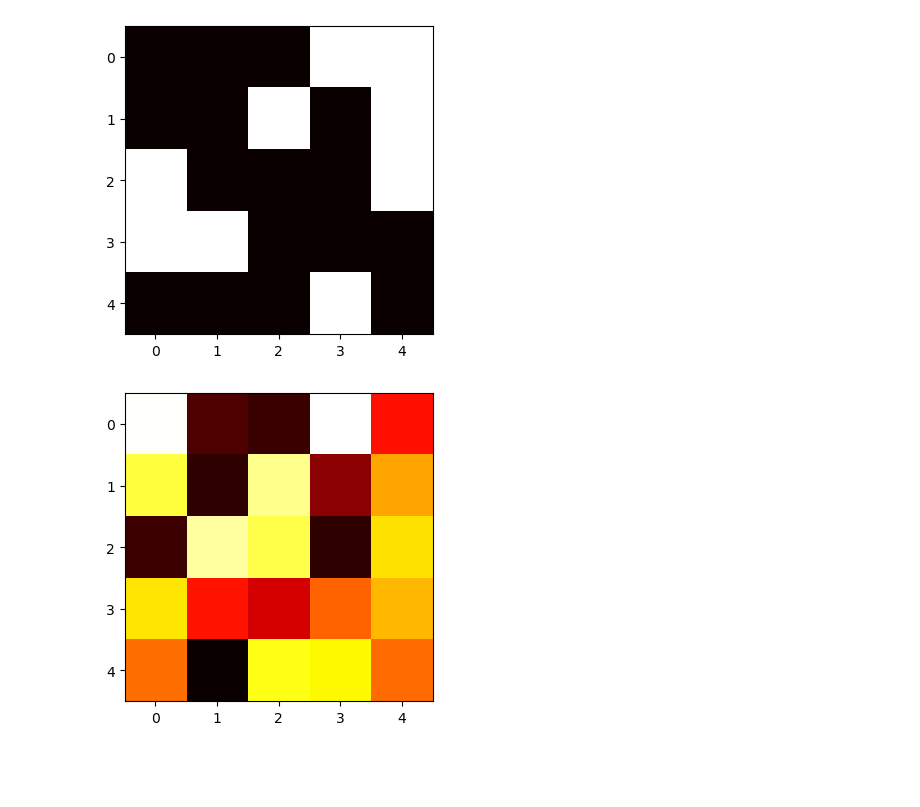
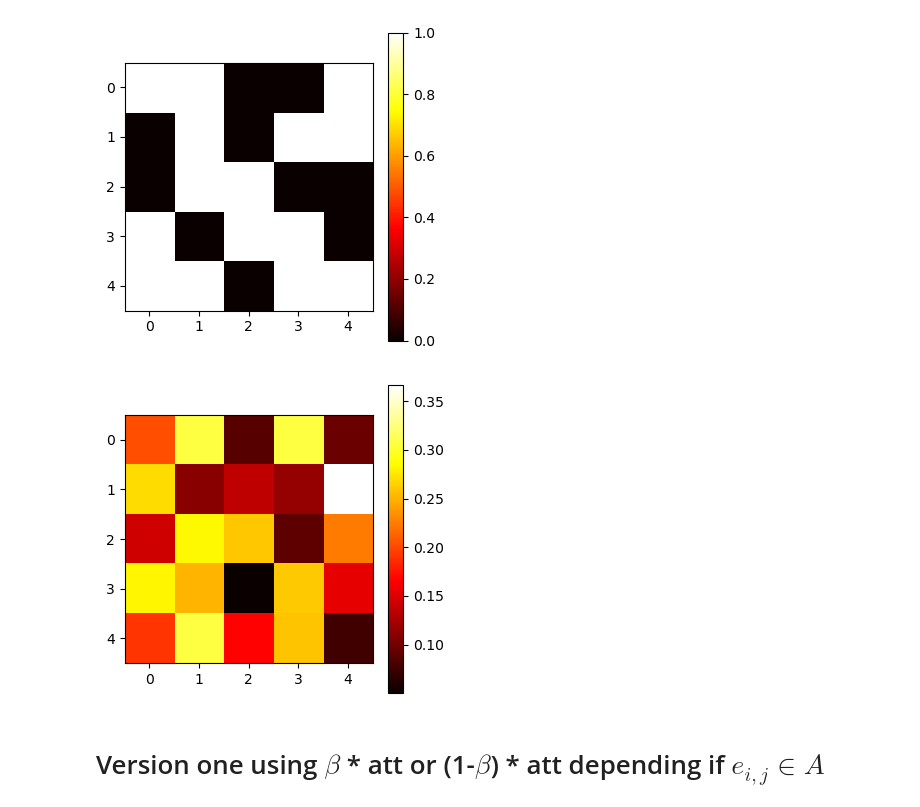
Before and after one commit to MatthiasOtth/GTA3, a Jupyter notebook: visualize_examples.ipynb, the cells around one changed output. Drawn from its saved outputs; the diff is of its cells as text; code cells hidden in the pictures; blank space fills up the shorter version.

```diff
--- a/visualize_examples.ipynb
+++ b/visualize_examples.ipynb
@@ -9,6 +8,7 @@ def plot_mat(mat):
     # Create figure that is smaller then the default
     plt.figure(figsize=(4, 4))
     plt.imshow(mat, cmap='hot', interpolation='nearest')
+    plt.colorbar()
     plt.show()
 # %%
 def plot_three_mats(mat1, mat2, mat3,mat4, title):
@@ -35,17 +35,17 @@ def plot_three_mats(mat1, mat2, mat3,mat4, title):
     plt.show()
 # %%
 adj_mat = np.random.randint(0, 2, size=(NUM_NODES, NUM_NODES))
-np.fill_diagonal(adj_mat, 0)
+np.fill_diagonal(adj_mat, 1)
 adj_mat
 plot_mat(adj_mat)
 # %% [output]
-[figure, old version]
+[figure, new version]
 # %%
 att_mat = np.random.rand(NUM_NODES, NUM_NODES)
 att_mat = att_mat/ np.sum(att_mat, axis=1)[:, None]
 plot_mat(att_mat)
 # %% [output]
-[figure, old version]
+[figure, new version]
 # %%
 # Replace all 0s with BETA and all 1s with 1-BETA in adj_mat
 def adj_aware_beta(beta):
@@ -58,6 +58,8 @@ def adj_aware_alpha(alpha):
     adj_aware_att_mat = att_mat * alpha + adj_mat * (1-alpha)
     adj_aware_att_mat = adj_aware_att_mat/ np.sum(adj_aware_att_mat, axis=1, keepdims=True)
     return adj_aware_att_mat
+# %% [markdown]
+# Version one using $\beta$ * att or (1-$\beta$) * att depending if $e_{i,j} \in A$
 # %%
 beta = 0
 corr_mat, adj_aware_att_mat = adj_aware_beta(beta)
```
Also changed, not shown: parts of 5 cells of this notebook.
